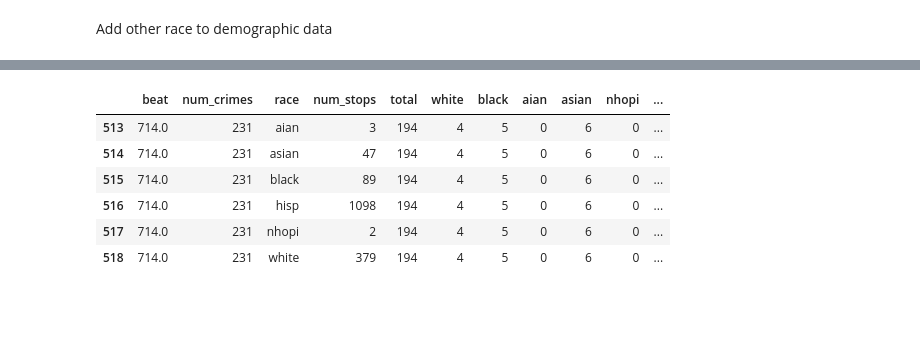
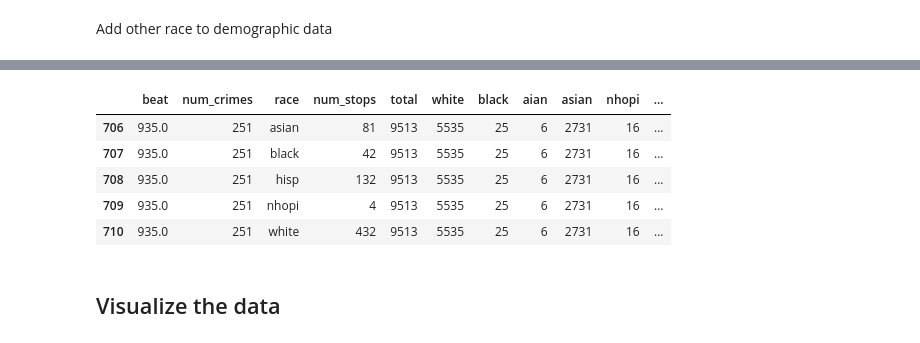
Before and after one commit to aldabbagh/DPI617, a Jupyter notebook: starter.ipynb, the cells around one changed output, grey strips where cells are left out. Cells and saved outputs as stored; diff of their text form; code cells hidden in the pictures; blank space fills up the shorter version.

```diff
--- a/starter.ipynb
+++ b/starter.ipynb
@@ -156,12 +158,13 @@ print(crime_stops_demographics_by_beat.sort_values(by='stops_to_crimes_ratio', a
 [721 rows x 20 columns]
 # %%
 # print the data for beat 316
-crime_stops_demographics_by_beat[crime_stops_demographics_by_beat['beat'] == 714]
+crime_stops_demographics_by_beat[crime_stops_demographics_by_beat['beat'] == 935]
 # %% [output]
 |  | beat | num_crimes | race | num_stops | total | white | black | aian | asian | nhopi | ... |
-| 513 | 714.0 | 231 | aian | 3 | 194 | 4 | 5 | 0 | 6 | 0 | ... |
-| 514 | 714.0 | 231 | asian | 47 | 194 | 4 | 5 | 0 | 6 | 0 | ... |
-| 515 | 714.0 | 231 | black | 89 | 194 | 4 | 5 | 0 | 6 | 0 | ... |
-| 516 | 714.0 | 231 | hisp | 1098 | 194 | 4 | 5 | 0 | 6 | 0 | ... |
-| 517 | 714.0 | 231 | nhopi | 2 | 194 | 4 | 5 | 0 | 6 | 0 | ... |
-| 518 | 714.0 | 231 | white | 379 | 194 | 4 | 5 | 0 | 6 | 0 | ... |
+| 706 | 935.0 | 251 | asian | 81 | 9513 | 5535 | 25 | 6 | 2731 | 16 | ... |
+| 707 | 935.0 | 251 | black | 42 | 9513 | 5535 | 25 | 6 | 2731 | 16 | ... |
+| 708 | 935.0 | 251 | hisp | 132 | 9513 | 5535 | 25 | 6 | 2731 | 16 | ... |
+| 709 | 935.0 | 251 | nhopi | 4 | 9513 | 5535 | 25 | 6 | 2731 | 16 | ... |
+| 710 | 935.0 | 251 | white | 432 | 9513 | 5535 | 25 | 6 | 2731 | 16 | ... |
+# %% [markdown]
+## Visualize the data
```
Also changed, not shown: parts of 5 cells of this notebook.
